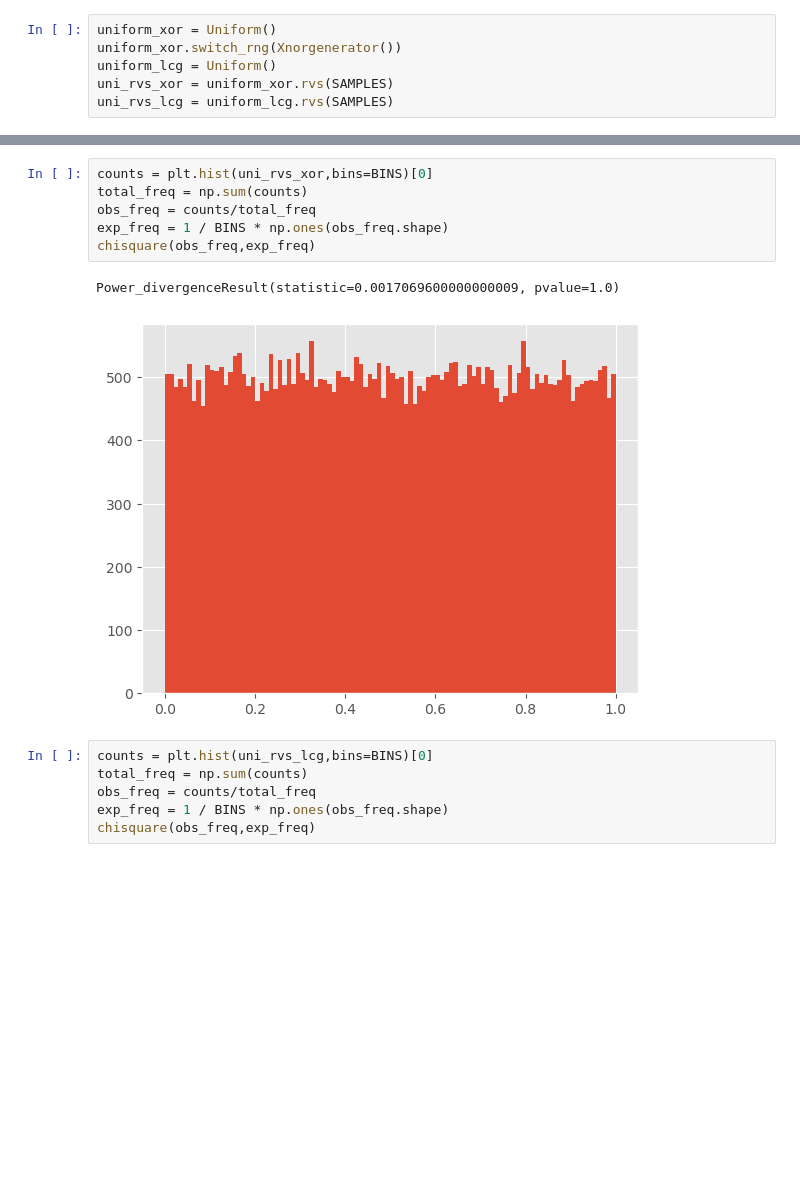
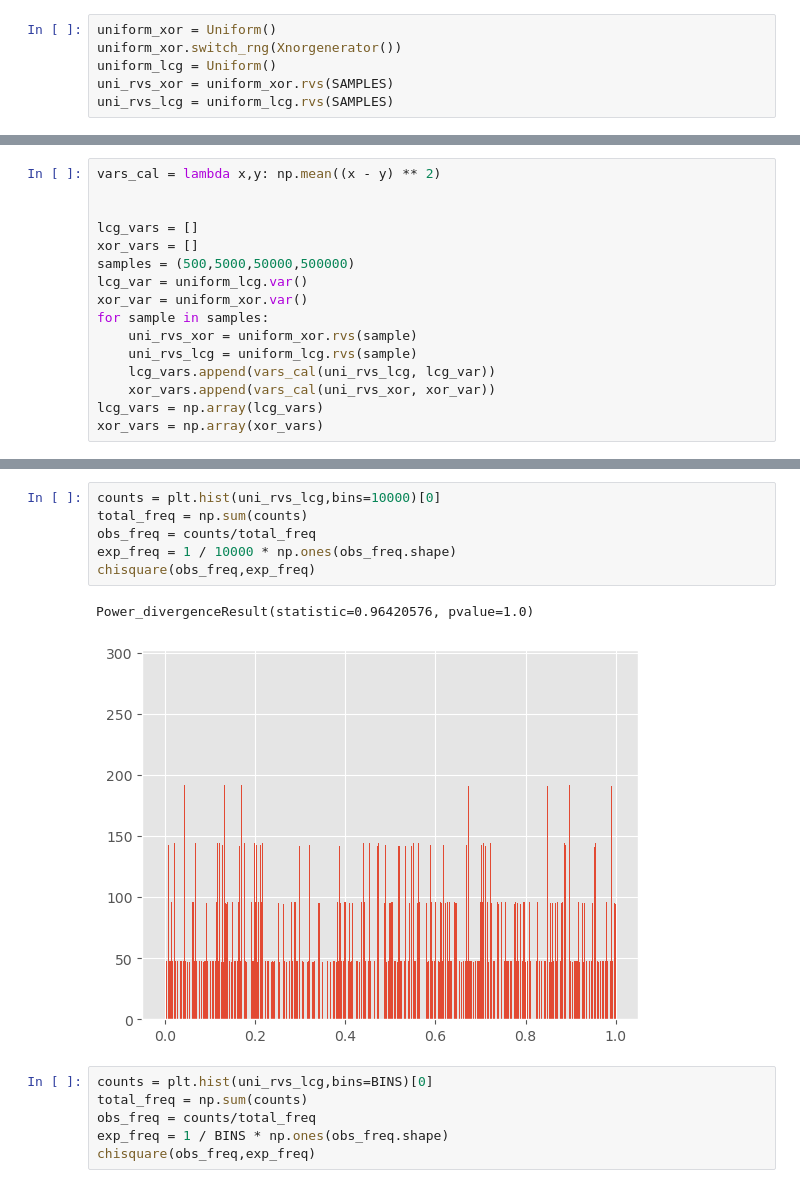
Before and after one commit to QinXu12345/hw2, a Jupyter notebook: test.ipynb, the cells around one changed output, grey strips where cells are left out. Saved outputs shown, nothing was run; the diff lists cells and outputs as text; blank space fills up the shorter version.

```diff
--- a/test.ipynb
+++ b/test.ipynb
@@ -28,0 +38,16 @@ plt.show()
+# %%
+vars_cal = lambda x,y: np.mean((x - y) ** 2)
+
+
+lcg_vars = []
+xor_vars = []
+samples = (500,5000,50000,500000)
+lcg_var = uniform_lcg.var()
+xor_var = uniform_xor.var()
+for sample in samples:
+    uni_rvs_xor = uniform_xor.rvs(sample)
+    uni_rvs_lcg = uniform_lcg.rvs(sample)
+    lcg_vars.append(vars_cal(uni_rvs_lcg, lcg_var))
+    xor_vars.append(vars_cal(uni_rvs_xor, xor_var))
+lcg_vars = np.array(lcg_vars)
+xor_vars = np.array(xor_vars)
@@ -29,12 +85,12 @@ plt.show()
 # %%
-counts = plt.hist(uni_rvs_xor,bins=BINS)[0]
+counts = plt.hist(uni_rvs_lcg,bins=10000)[0]
 total_freq = np.sum(counts)
 obs_freq = counts/total_freq
-exp_freq = 1 / BINS * np.ones(obs_freq.shape)
+exp_freq = 1 / 10000 * np.ones(obs_freq.shape)
 chisquare(obs_freq,exp_freq)
 # %% [output]
-Power_divergenceResult(statistic=0.0017069600000000009, pvalue=1.0)
+Power_divergenceResult(statistic=0.96420576, pvalue=1.0)
-[figure, old version]
+[figure, new version]
 # %%
 counts = plt.hist(uni_rvs_lcg,bins=BINS)[0]
 total_freq = np.sum(counts)
```
Also changed, not shown: parts of 13 cells of this notebook, 3 other files.
